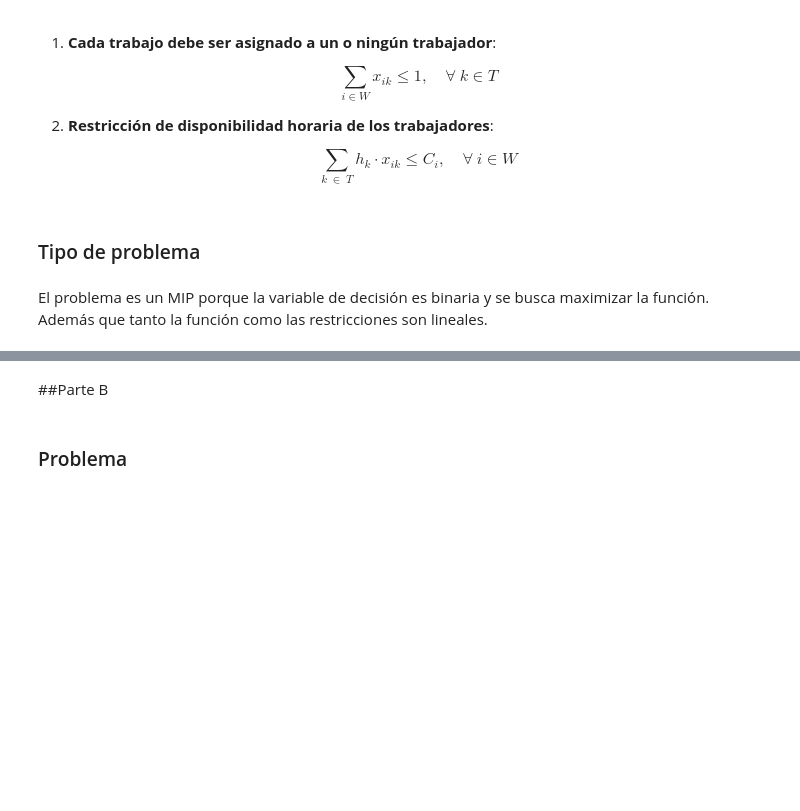
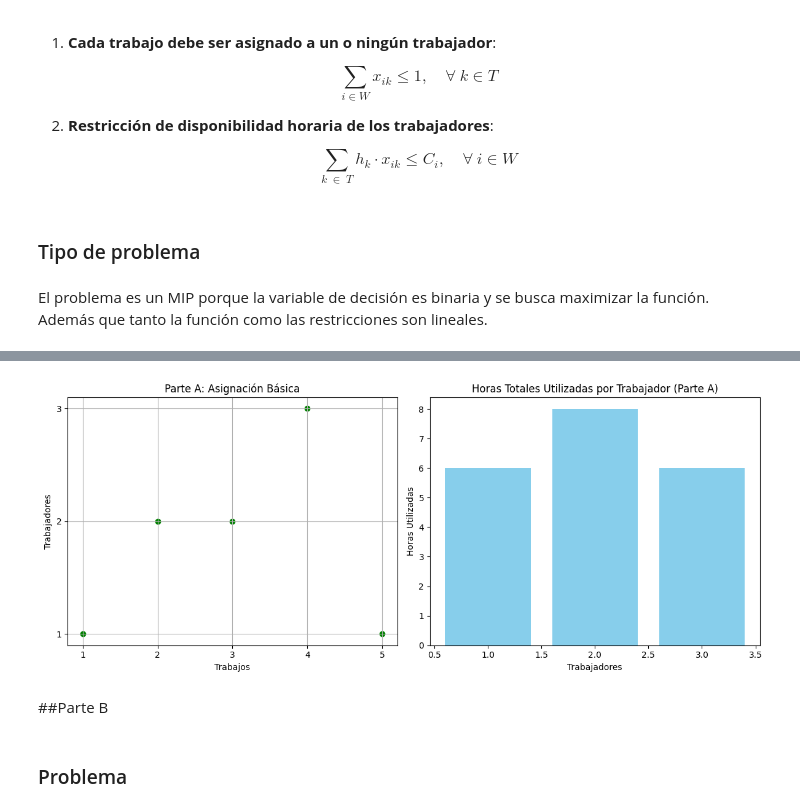
Before and after one commit to alejandroP03/lab_1_mos, a Jupyter notebook: Lab_1_MOS.ipynb, the cells around one changed output, grey strips where cells are left out. Drawn from its saved outputs; the diff is of its cells as text; code cells hidden in the pictures; blank space fills up the shorter version.

```diff
--- a/Lab_1_MOS.ipynb
+++ b/Lab_1_MOS.ipynb
@@ -171,0 +281,79 @@ El problema es un MIP porque la variable de decisión es binaria y se busca maxi
+# %%
+from pyomo.environ import *
+import matplotlib.pyplot as plt
+import numpy as np
+
+# Datos
+trabajadores = [1, 2, 3]
+trabajos = [1, 2, 3, 4, 5]
+
+# Ganancia por trabajo
+g = {1: 50, 2: 60, 3: 40, 4: 70, 5: 30}
+# Horas requeridas por trabajo
+h = {1: 4, 2: 5, 3: 3, 4: 6, 5: 2}
+# Horas disponibles por trabajador
+C = {1: 8, 2: 10, 3: 6}
+
+model_A = ConcreteModel()
+
+# Conjuntos
+model_A.W = Set(initialize=trabajadores)
+model_A.T = Set(initialize=trabajos)
+
+# Variable de decisión
+model_A.x = Var(model_A.W, model_A.T, domain=Binary)
+
+# Función objetivo
+def objective_rule_A(model):
+    return sum(g[k] * model.x[i, k] for i in model.W for k in model.T)
+
+model_A.obj = Objective(rule=objective_rule_A, sense=maximize)
+
+# Restricción: Asignación única
+model_A.assignment_constraint = ConstraintList()
+for k in model_A.T:
+    model_A.assignment_constraint.add(sum(model_A.x[i, k] for i in model_A.W) <= 1)
+
+# Restricción de disponibilidad horaria
+for i in model_A.W:
+    model_A.assignment_constraint.add(
+        sum(h[k] * model_A.x[i, k] for k in model_A.T) <= C[i]
+    )
+
+# Solución del modelo A
+solver = SolverFactory('glpk', executable='/usr/bin/glpsol')
+solver.solve(model_A)
+
+tiempo_total_utilizado_A = sum(h[k] * model_A.x[i, k].value for i in model_A.W for k in model_A.T)
+
+# Resultados Parte A
+print("Ganancia total obtenida:", model_A.obj())
+print(f"\nTiempo total utilizado: {tiempo_total_utilizado_A} horas")
+for i in model_A.W:
+    for k in model_A.T:
+        if model_A.x[i, k].value == 1:
+            print(f"Trabajador {i} realiza el Trabajo {k} (Horas: {h[k]})")
+
+fig, axs = plt.subplots(1, 2, figsize=(12, 5))
+
+# Gráfico de Asignación (Parte A)
+assignments_A = [(i, k) for i in model_A.W for k in model_A.T if model_A.x[i, k].value == 1]
+for i, k in assignments_A:
+    axs[0].scatter(k, i, color='green')
+axs[0].set_title('Parte A: Asignación Básica')
+axs[0].set_xlabel('Trabajos')
+axs[0].set_ylabel('Trabajadores')
+axs[0].set_xticks(trabajos)
+axs[0].set_yticks(trabajadores)
+axs[0].grid(True)
+
+# Gráfico de Barras: Horas utilizadas por trabajador (Parte A)
+horas_por_trabajador = [sum(h[k] * model_A.x[i, k].value for k in model_A.T) for i in model_A.W]
+axs[1].bar(trabajadores, horas_por_trabajador, color='skyblue')
+axs[1].set_xlabel("Trabajadores")
+axs[1].set_ylabel("Horas Utilizadas")
+axs[1].set_title("Horas Totales Utilizadas por Trabajador (Parte A)")
+
+plt.tight_layout()
+plt.show()
+# %% [output]
@@ -172,3 +368,4 @@ El problema es un MIP porque la variable de decisión es binaria y se busca maxi
+[figure, added]
 # %% [markdown]
 ##Parte B
 # %% [markdown]
```
Also changed, not shown: parts of 25 cells of this notebook, 2 other files.
